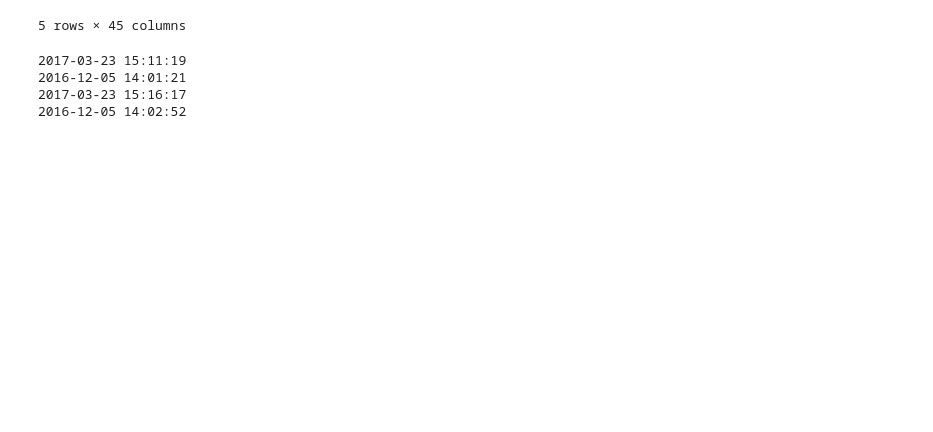
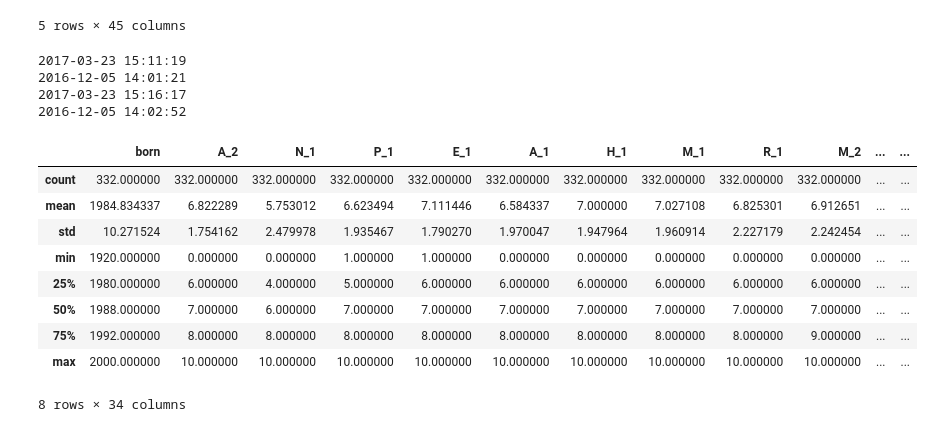
Before and after one commit to taxipapak/Marketing_Case, a Jupyter notebook: Marketing_exploratory.ipynb, the cells around one changed output. Cells and saved outputs as stored; diff of their text form; code cells hidden in the pictures; blank space fills up the shorter version.

```diff
--- a/Marketing_exploratory.ipynb
+++ b/Marketing_exploratory.ipynb
@@ -267,3 +278,16 @@ print survey_df['end_q'].min()
 2016-12-05 14:01:21
 2017-03-23 15:16:17
 2016-12-05 14:02:52
+# %%
+survey_df.describe()
+# %% [output]
+|  | born | A_2 | N_1 | P_1 | E_1 | A_1 | H_1 | M_1 | R_1 | M_2 | ... | ... |
+| count | 332.000000 | 332.000000 | 332.000000 | 332.000000 | 332.000000 | 332.000000 | 332.000000 | 332.000000 | 332.000000 | 332.000000 | ... | ... |
+| mean | 1984.834337 | 6.822289 | 5.753012 | 6.623494 | 7.111446 | 6.584337 | 7.000000 | 7.027108 | 6.825301 | 6.912651 | ... | ... |
+| std | 10.271524 | 1.754162 | 2.479978 | 1.935467 | 1.790270 | 1.970047 | 1.947964 | 1.960914 | 2.227179 | 2.242454 | ... | ... |
+| min | 1920.000000 | 0.000000 | 0.000000 | 1.000000 | 1.000000 | 0.000000 | 0.000000 | 0.000000 | 0.000000 | 0.000000 | ... | ... |
+| 25% | 1980.000000 | 6.000000 | 4.000000 | 5.000000 | 6.000000 | 6.000000 | 6.000000 | 6.000000 | 6.000000 | 6.000000 | ... | ... |
+| 50% | 1988.000000 | 7.000000 | 6.000000 | 7.000000 | 7.000000 | 7.000000 | 7.000000 | 7.000000 | 7.000000 | 7.000000 | ... | ... |
+| 75% | 1992.000000 | 8.000000 | 8.000000 | 8.000000 | 8.000000 | 8.000000 | 8.000000 | 8.000000 | 8.000000 | 9.000000 | ... | ... |
+| max | 2000.000000 | 10.000000 | 10.000000 | 10.000000 | 10.000000 | 10.000000 | 10.000000 | 10.000000 | 10.000000 | 10.000000 | ... | ... |
+8 rows × 34 columns
```
Also changed, not shown: parts of 2 cells of this notebook.
